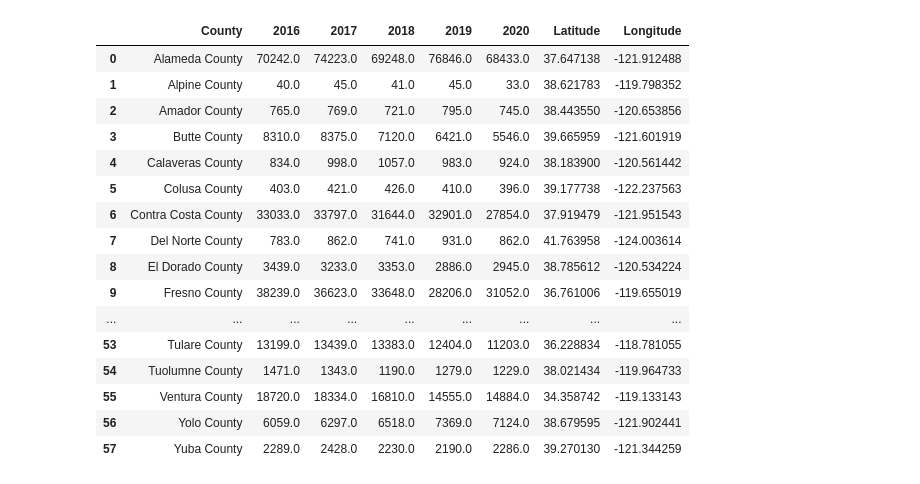
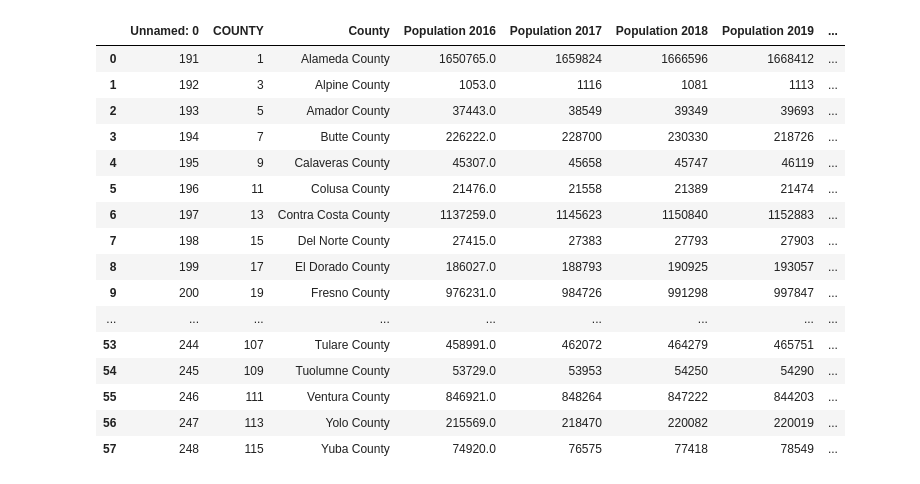
Before and after one commit to jowsik/Project1, a Jupyter notebook: cleaned_merged_df.ipynb, the cells around one changed output. Drawn from its saved outputs; the diff is of its cells as text; code cells hidden in the pictures.

```diff
--- a/cleaned_merged_df.ipynb
+++ b/cleaned_merged_df.ipynb
@@ -8,30 +8,25 @@ import scipy.stats as stats
 # %%
 #import Census data and crime data
 
 census_df = pd.read_csv("califpop_df.csv")
 crime_df = pd.read_csv("county_crime_df.csv")
 cali_boundaries_df = pd.read_csv("us-county-boundaries - California.csv")
+census_df
+# %% [output]
+|  | Unnamed: 0 | COUNTY | County | Population 2016 | Population 2017 | Population 2018 | Population 2019 | ... |
+| 0 | 191 | 1 | Alameda County | 1650765.0 | 1659824 | 1666596 | 1668412 | ... |
+| 1 | 192 | 3 | Alpine County | 1053.0 | 1116 | 1081 | 1113 | ... |
+| 2 | 193 | 5 | Amador County | 37443.0 | 38549 | 39349 | 39693 | ... |
+| 3 | 194 | 7 | Butte County | 226222.0 | 228700 | 230330 | 218726 | ... |
+| 4 | 195 | 9 | Calaveras County | 45307.0 | 45658 | 45747 | 46119 | ... |
+| 5 | 196 | 11 | Colusa County | 21476.0 | 21558 | 21389 | 21474 | ... |
+| 6 | 197 | 13 | Contra Costa County | 1137259.0 | 1145623 | 1150840 | 1152883 | ... |
+| 7 | 198 | 15 | Del Norte County | 27415.0 | 27383 | 27793 | 27903 | ... |
+| 8 | 199 | 17 | El Dorado County | 186027.0 | 188793 | 190925 | 193057 | ... |
+| 9 | 200 | 19 | Fresno County | 976231.0 | 984726 | 991298 | 997847 | ... |
+| ... | ... | ... | ... | ... | ... | ... | ... | ... |
+| 53 | 244 | 107 | Tulare County | 458991.0 | 462072 | 464279 | 465751 | ... |
+| 54 | 245 | 109 | Tuolumne County | 53729.0 | 53953 | 54250 | 54290 | ... |
+| 55 | 246 | 111 | Ventura County | 846921.0 | 848264 | 847222 | 844203 | ... |
+| 56 | 247 | 113 | Yolo County | 215569.0 | 218470 | 220082 | 220019 | ... |
+| 57 | 248 | 115 | Yuba County | 74920.0 | 76575 | 77418 | 78549 | ... |
-# %%
-coordinates_df = cali_boundaries_df[['NAMELSAD','INTPTLAT','INTPTLON']]
-crime_df = crime_df.merge(coordinates_df,how="left",left_on="County",right_on="NAMELSAD")
-crime_df = crime_df.drop(columns=["NAMELSAD","Unnamed: 0"]).rename(columns={"INTPTLAT": "Latitude", "INTPTLON": "Longitude"})
-
-crime_df
-# %% [output]
-|  | County | 2016 | 2017 | 2018 | 2019 | 2020 | Latitude | Longitude |
-| 0 | Alameda County | 70242.0 | 74223.0 | 69248.0 | 76846.0 | 68433.0 | 37.647138 | -121.912488 |
-| 1 | Alpine County | 40.0 | 45.0 | 41.0 | 45.0 | 33.0 | 38.621783 | -119.798352 |
-| 2 | Amador County | 765.0 | 769.0 | 721.0 | 795.0 | 745.0 | 38.443550 | -120.653856 |
-| 3 | Butte County | 8310.0 | 8375.0 | 7120.0 | 6421.0 | 5546.0 | 39.665959 | -121.601919 |
-| 4 | Calaveras County | 834.0 | 998.0 | 1057.0 | 983.0 | 924.0 | 38.183900 | -120.561442 |
-| 5 | Colusa County | 403.0 | 421.0 | 426.0 | 410.0 | 396.0 | 39.177738 | -122.237563 |
-| 6 | Contra Costa County | 33033.0 | 33797.0 | 31644.0 | 32901.0 | 27854.0 | 37.919479 | -121.951543 |
-| 7 | Del Norte County | 783.0 | 862.0 | 741.0 | 931.0 | 862.0 | 41.763958 | -124.003614 |
-| 8 | El Dorado County | 3439.0 | 3233.0 | 3353.0 | 2886.0 | 2945.0 | 38.785612 | -120.534224 |
-| 9 | Fresno County | 38239.0 | 36623.0 | 33648.0 | 28206.0 | 31052.0 | 36.761006 | -119.655019 |
-| ... | ... | ... | ... | ... | ... | ... | ... | ... |
-| 53 | Tulare County | 13199.0 | 13439.0 | 13383.0 | 12404.0 | 11203.0 | 36.228834 | -118.781055 |
-| 54 | Tuolumne County | 1471.0 | 1343.0 | 1190.0 | 1279.0 | 1229.0 | 38.021434 | -119.964733 |
-| 55 | Ventura County | 18720.0 | 18334.0 | 16810.0 | 14555.0 | 14884.0 | 34.358742 | -119.133143 |
-| 56 | Yolo County | 6059.0 | 6297.0 | 6518.0 | 7369.0 | 7124.0 | 38.679595 | -121.902441 |
-| 57 | Yuba County | 2289.0 | 2428.0 | 2230.0 | 2190.0 | 2286.0 | 39.270130 | -121.344259 |
```
Also changed, not shown: parts of 7 cells of this notebook, 5 other files.
